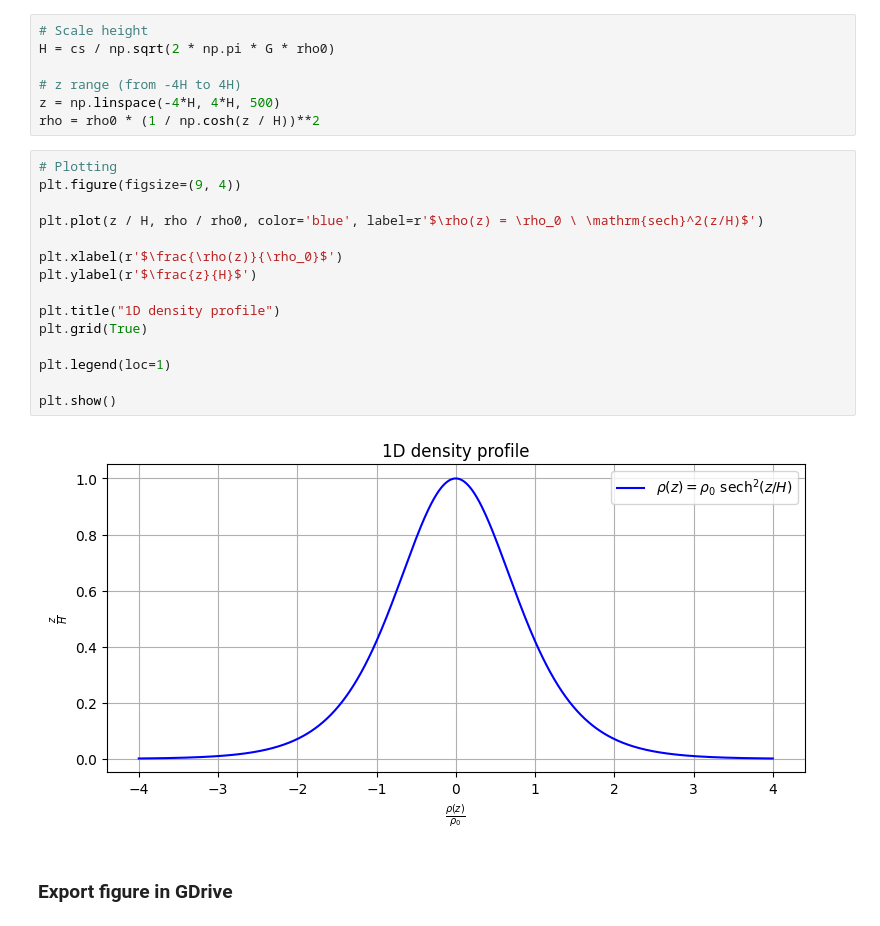
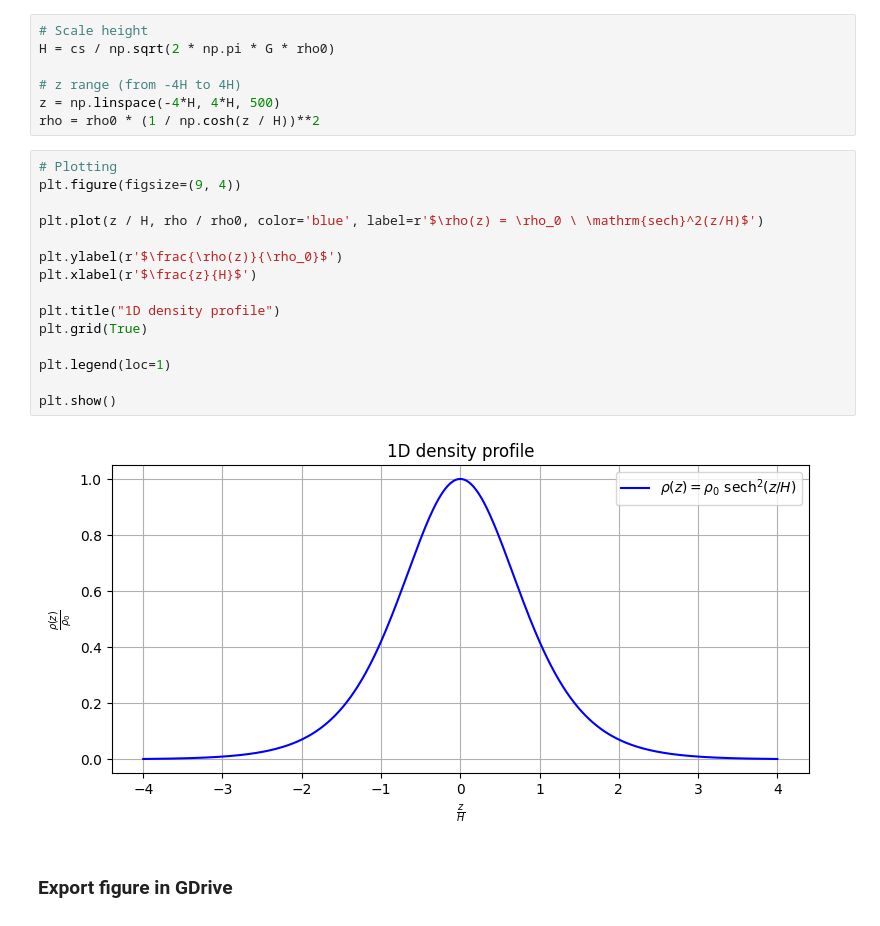
Before and after one commit to Mariannly/ISYA2025, a Jupyter notebook: Python_for_Astrophysics/3_tutorial_py4astro.ipynb, the cells around one changed output. Saved outputs shown, nothing was run; the diff lists cells and outputs as text.

```diff
--- a/Python_for_Astrophysics/3_tutorial_py4astro.ipynb
+++ b/Python_for_Astrophysics/3_tutorial_py4astro.ipynb
@@ -66,20 +66,20 @@ rho = rho0 * (1 / np.cosh(z / H))**2
 # %%
 # Plotting
 plt.figure(figsize=(9, 4))
 
 plt.plot(z / H, rho / rho0, color='blue', label=r'$\rho(z) = \rho_0 \ \mathrm{sech}^2(z/H)$')
 
-plt.xlabel(r'$\frac{\rho(z)}{\rho_0}$')
-plt.ylabel(r'$\frac{z}{H}$')
+plt.ylabel(r'$\frac{\rho(z)}{\rho_0}$')
+plt.xlabel(r'$\frac{z}{H}$')
 
 plt.title("1D density profile")
 plt.grid(True)
 
 plt.legend(loc=1)
 
 plt.show()
 # %% [output]
-[figure, old version]
+[figure, new version]
 # %% [markdown]
 ### Export figure in GDrive
 # %%
```
Also changed, not shown: parts of 7 cells of this notebook.
